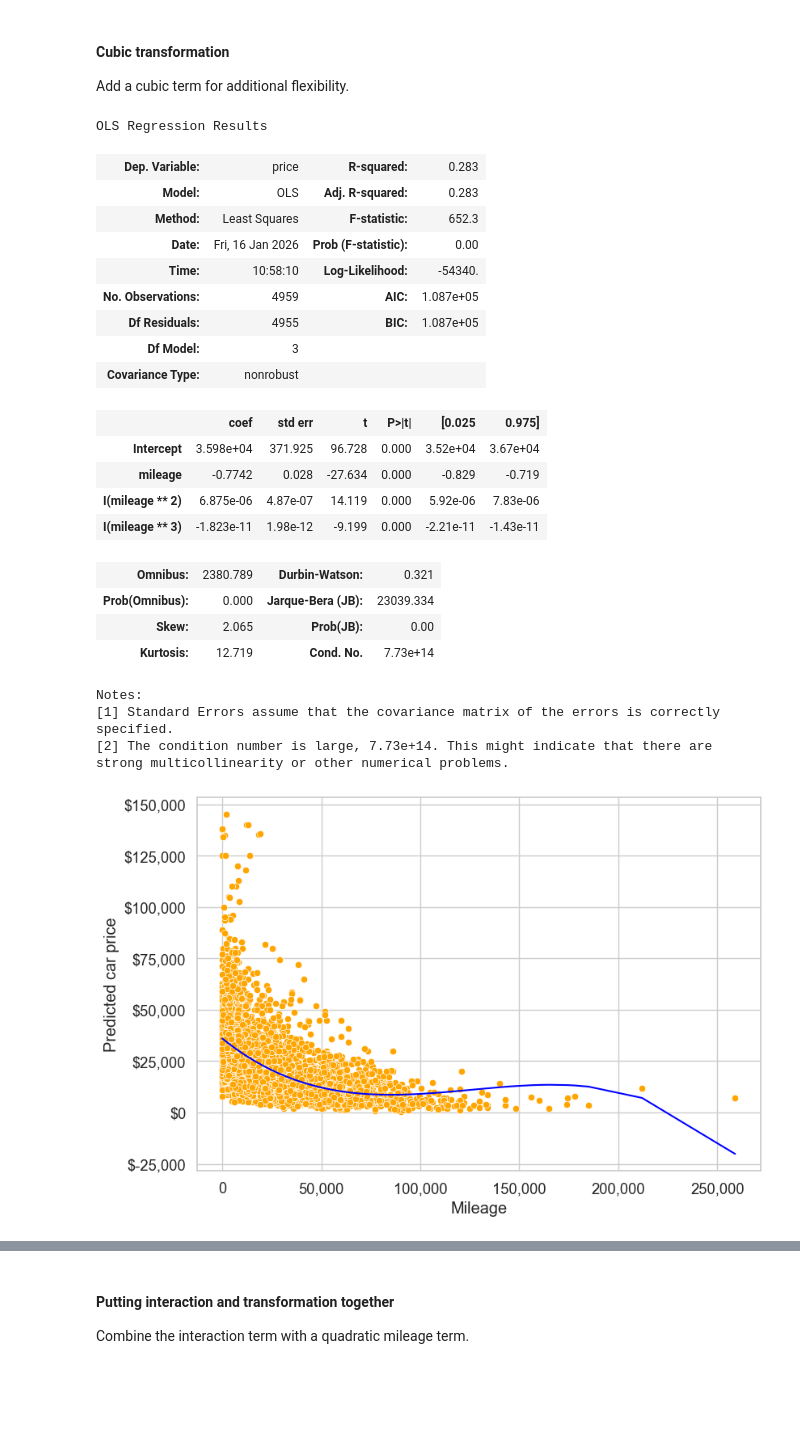
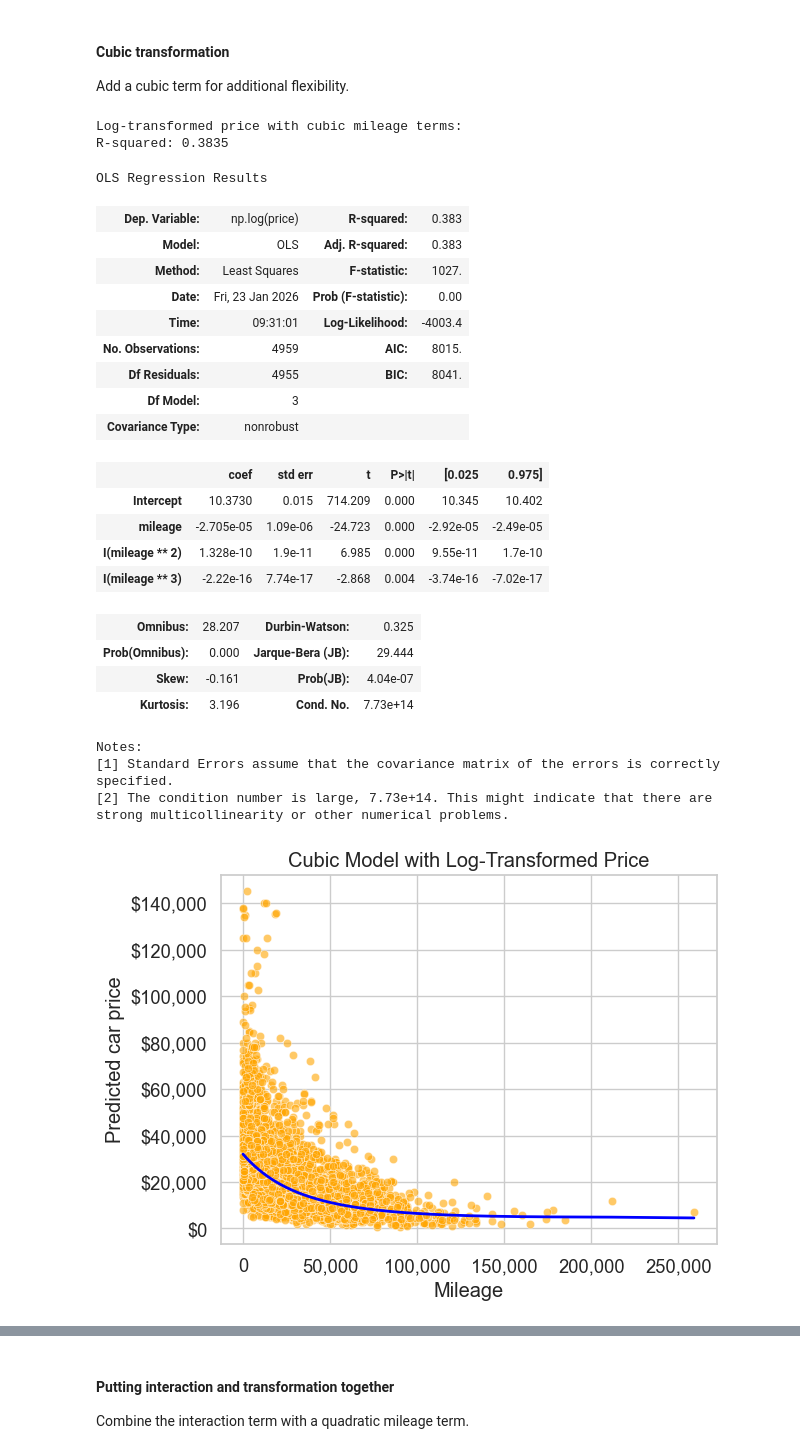
Before and after one commit to Lizhen0909/STAT303-2-class-notes, a Jupyter notebook: polynominal_features.ipynb, the cells around one changed output, grey strips where cells are left out. Cells and saved outputs as stored; diff of their text form; code cells hidden in the pictures; blank space fills up the shorter version.

```diff
--- a/polynominal_features.ipynb
+++ b/polynominal_features.ipynb
@@ -119,40 +171,52 @@ ax.xaxis.set_major_formatter('{x:,.0f}')
 
 Add a cubic term for additional flexibility.
 # %%
-model_sm_cubic = smf.ols('price ~ mileage + I(mileage**2) + I(mileage**3)', data=train_updated).fit()
+# Cubic model with log-transformed price
+model_sm_cubic = smf.ols('np.log(price) ~ mileage + I(mileage**2) + I(mileage**3)', data=train_updated).fit()
+print("Log-transformed price with cubic mileage terms:")
+print(f"R-squared: {model_sm_cubic.rsquared:.4f}")
 model_sm_cubic.summary()
 # %% [output]
-OLS Regression Results
+Log-transformed price with cubic mileage terms:
+R-squared: 0.3835
+OLS Regression Results
-| Dep. Variable: | price | R-squared: | 0.283 |
-| Model: | OLS | Adj. R-squared: | 0.283 |
-| Method: | Least Squares | F-statistic: | 652.3 |
-| Date: | Fri, 16 Jan 2026 | Prob (F-statistic): | 0.00 |
-| Time: | 10:58:10 | Log-Likelihood: | -54340. |
-| No. Observations: | 4959 | AIC: | 1.087e+05 |
-| Df Residuals: | 4955 | BIC: | 1.087e+05 |
+| Dep. Variable: | np.log(price) | R-squared: | 0.383 |
+| Model: | OLS | Adj. R-squared: | 0.383 |
+| Method: | Least Squares | F-statistic: | 1027. |
+| Date: | Fri, 23 Jan 2026 | Prob (F-statistic): | 0.00 |
+| Time: | 09:31:01 | Log-Likelihood: | -4003.4 |
+| No. Observations: | 4959 | AIC: | 8015. |
+| Df Residuals: | 4955 | BIC: | 8041. |
 | Df Model: | 3 |  |  |
 | Covariance Type: | nonrobust |  |  |
 |  | coef | std err | t | P>|t| | [0.025 | 0.975] |
-| Intercept | 3.598e+04 | 371.925 | 96.728 | 0.000 | 3.52e+04 | 3.67e+04 |
-| mileage | -0.7742 | 0.028 | -27.634 | 0.000 | -0.829 | -0.719 |
-| I(mileage ** 2) | 6.875e-06 | 4.87e-07 | 14.119 | 0.000 | 5.92e-06 | 7.83e-06 |
-| I(mileage ** 3) | -1.823e-11 | 1.98e-12 | -9.199 | 0.000 | -2.21e-11 | -1.43e-11 |
+| Intercept | 10.3730 | 0.015 | 714.209 | 0.000 | 10.345 | 10.402 |
+| mileage | -2.705e-05 | 1.09e-06 | -24.723 | 0.000 | -2.92e-05 | -2.49e-05 |
+| I(mileage ** 2) | 1.328e-10 | 1.9e-11 | 6.985 | 0.000 | 9.55e-11 | 1.7e-10 |
+| I(mileage ** 3) | -2.22e-16 | 7.74e-17 | -2.868 | 0.004 | -3.74e-16 | -7.02e-17 |
-| Omnibus: | 2380.789 | Durbin-Watson: | 0.321 |
-| Prob(Omnibus): | 0.000 | Jarque-Bera (JB): | 23039.334 |
-| Skew: | 2.065 | Prob(JB): | 0.00 |
-| Kurtosis: | 12.719 | Cond. No. | 7.73e+14 |
+| Omnibus: | 28.207 | Durbin-Watson: | 0.325 |
+| Prob(Omnibus): | 0.000 | Jarque-Bera (JB): | 29.444 |
+| Skew: | -0.161 | Prob(JB): | 4.04e-07 |
+| Kurtosis: | 3.196 | Cond. No. | 7.73e+14 |
-Notes:
-[1] Standard Errors assume that the covariance matrix of the errors is correctly specified.
-[2] The condition number is large, 7.73e+14. This might indicate that there are
-strong multicollinearity or other numerical problems.
+Notes:
+[1] Standard Errors assume that the covariance matrix of the errors is correctly specified.
+[2] The condition number is large, 7.73e+14. This might indicate that there are
+strong multicollinearity or other numerical problems.
 # %%
-# Visualize the cubic fit
-pred_price = model_sm_cubic.predict(train_updated)
-ax = sns.scatterplot(x='mileage', y='price', data=train_updated, color='orange')
-sns.lineplot(x=train_updated.mileage, y=pred_price, color='blue')
+# Visualize the cubic fit (transform log predictions back to price scale)
+pred_price_log = model_sm_cubic.predict(train_updated)
+pred_price = np.exp(pred_price_log)  # Transform back from log scale
+
+ax = sns.scatterplot(x='mileage', y='price', data=train_updated, color='orange', alpha=0.6)
+sns.lineplot(x=train_updated.mileage, y=pred_price, color='blue', linewidth=2)
 plt.xlabel('Mileage')
 plt.ylabel('Predicted car price')
+plt.title('Cubic Model with Log-Transformed Price')
+
 ax.yaxis.set_major_formatter('${x:,.0f}')
+
 ax.xaxis.set_major_formatter('{x:,.0f}')
+
+plt.show()
 # %% [output]
-[figure, old version]
+[figure, new version]
```
Also changed, not shown: parts of 51 cells of this notebook, 20 other files.
